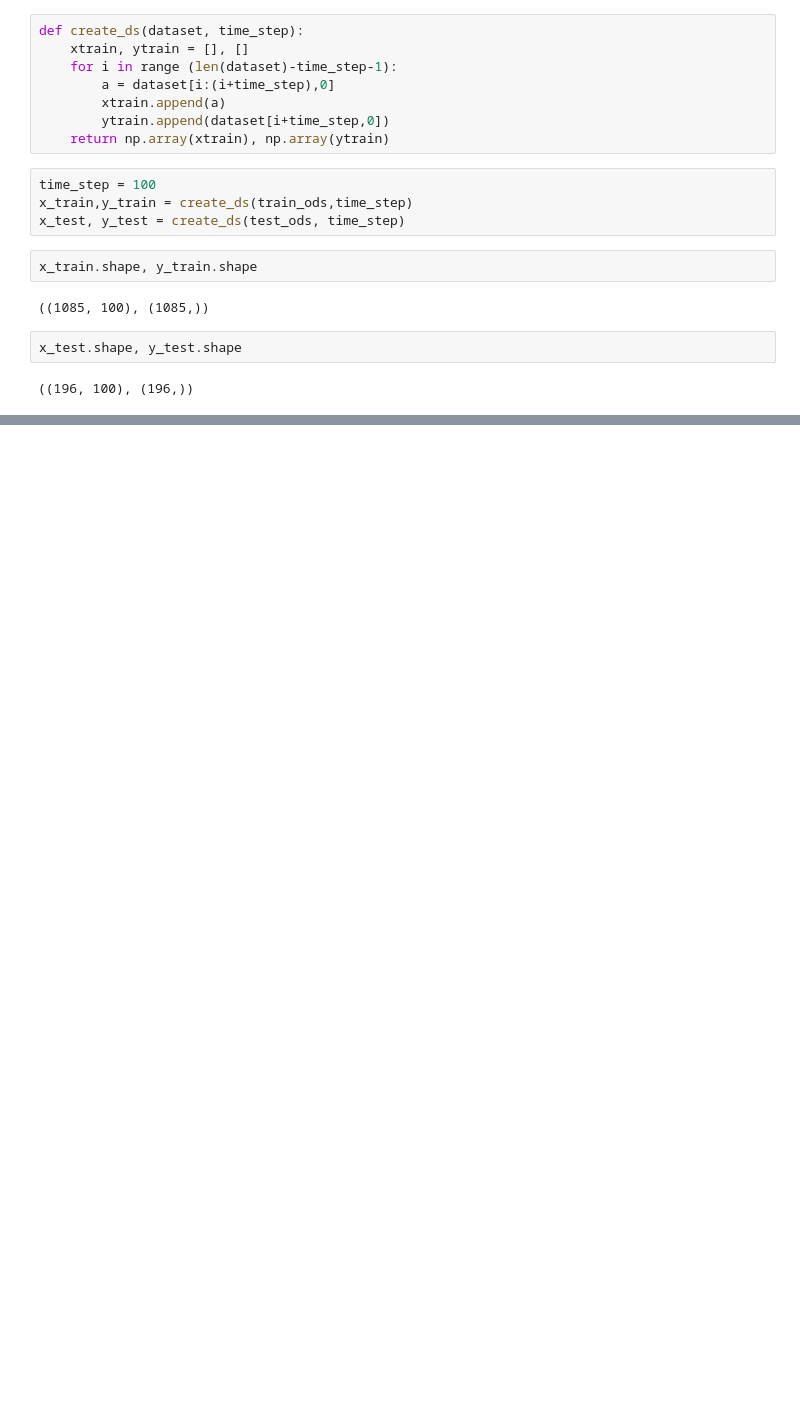
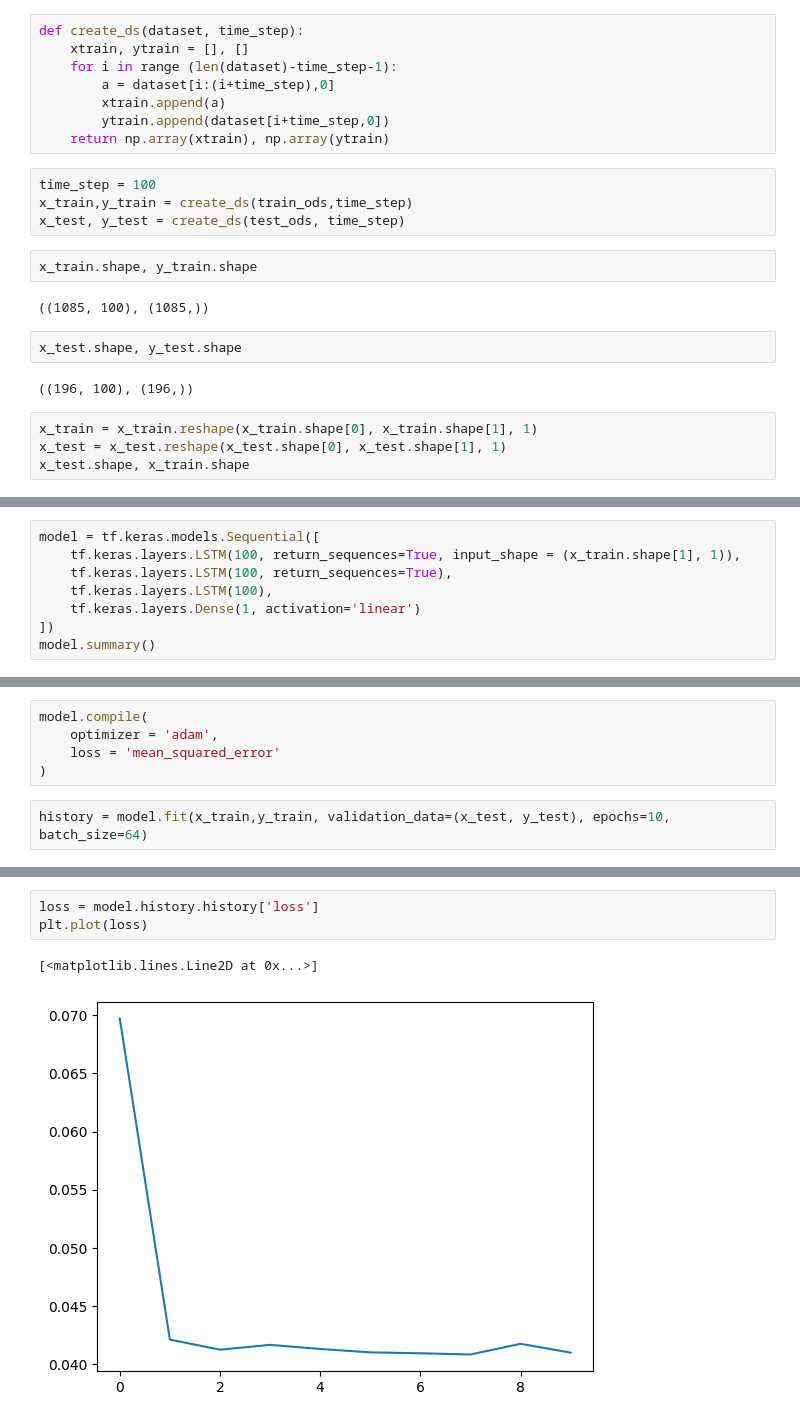
Before and after one commit to Investment-IQ/LSTM-Stock-Prediction-Models, a Jupyter notebook: Test LSTM/model1.ipynb, the cells around one changed output, grey strips where cells are left out. Saved outputs shown, nothing was run; the diff lists cells and outputs as text; blank space fills up the shorter version.

Commit message:
Trained model

```diff
--- a/Test LSTM/model1.ipynb
+++ b/Test LSTM/model1.ipynb
@@ -94,3 +94,7 @@ x_train.shape, y_train.shape
 x_test.shape, y_test.shape
 # %% [output]
 ((196, 100), (196,))
+# %%
+x_train = x_train.reshape(x_train.shape[0], x_train.shape[1], 1)
+x_test = x_test.reshape(x_test.shape[0], x_test.shape[1], 1)
+x_test.shape, x_train.shape
@@ -96,0 +103,8 @@ x_test.shape, y_test.shape
+# %%
+model = tf.keras.models.Sequential([
+    tf.keras.layers.LSTM(100, return_sequences=True, input_shape = (x_train.shape[1], 1)),
+    tf.keras.layers.LSTM(100, return_sequences=True),
+    tf.keras.layers.LSTM(100),
+    tf.keras.layers.Dense(1, activation='linear')
+])
+model.summary()
@@ -96,0 +129,7 @@ x_test.shape, y_test.shape
+# %%
+model.compile(
+    optimizer = 'adam',
+    loss = 'mean_squared_error'
+)
+# %%
+history = model.fit(x_train,y_train, validation_data=(x_test, y_test), epochs=10, batch_size=64)
@@ -96,0 +157,6 @@ x_test.shape, y_test.shape
+# %%
+loss = model.history.history['loss']
+plt.plot(loss)
+# %% [output]
+[<matplotlib.lines.Line2D at 0x...>]
+[figure, added]
```
Also changed, not shown: parts of 4 cells of this notebook.
